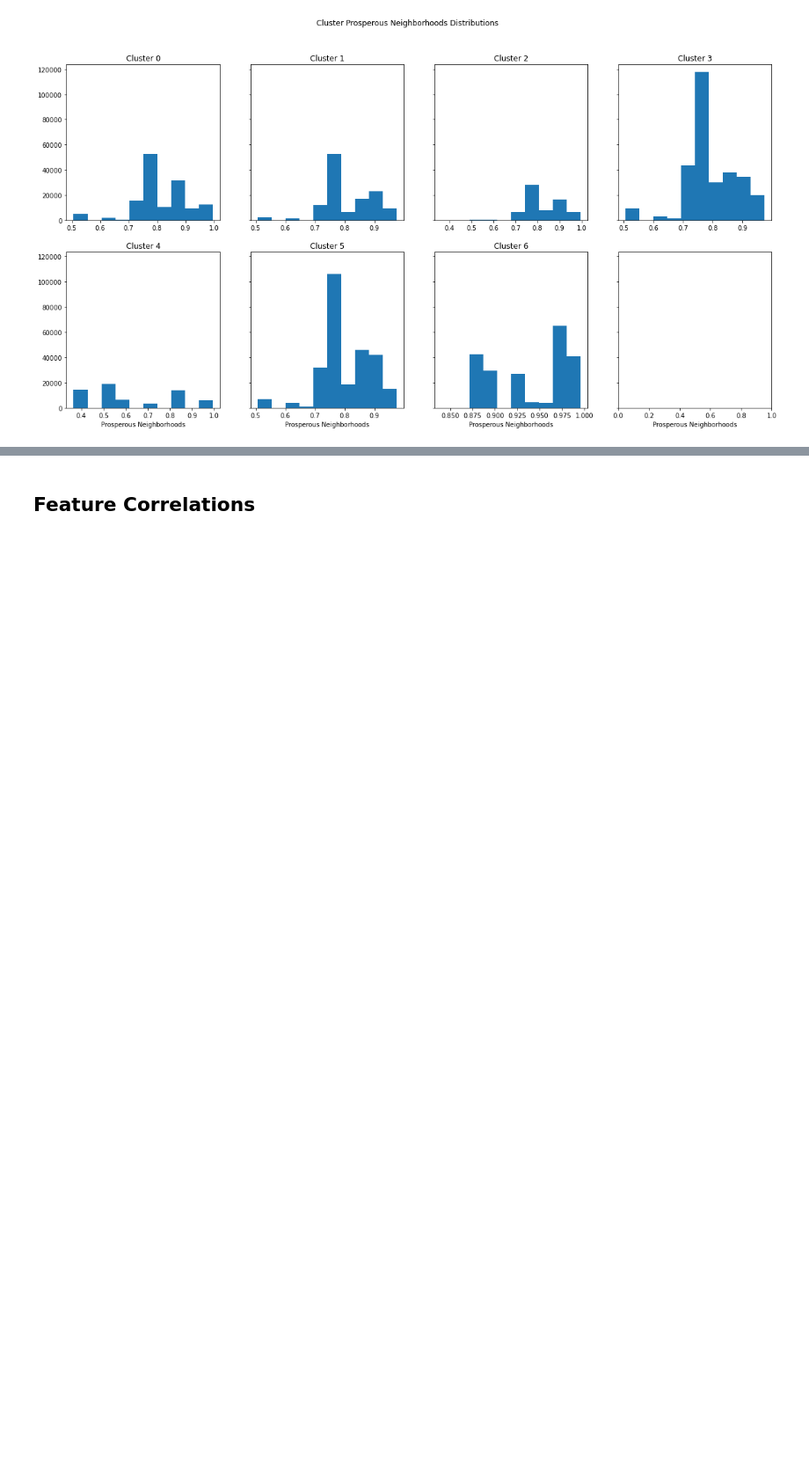
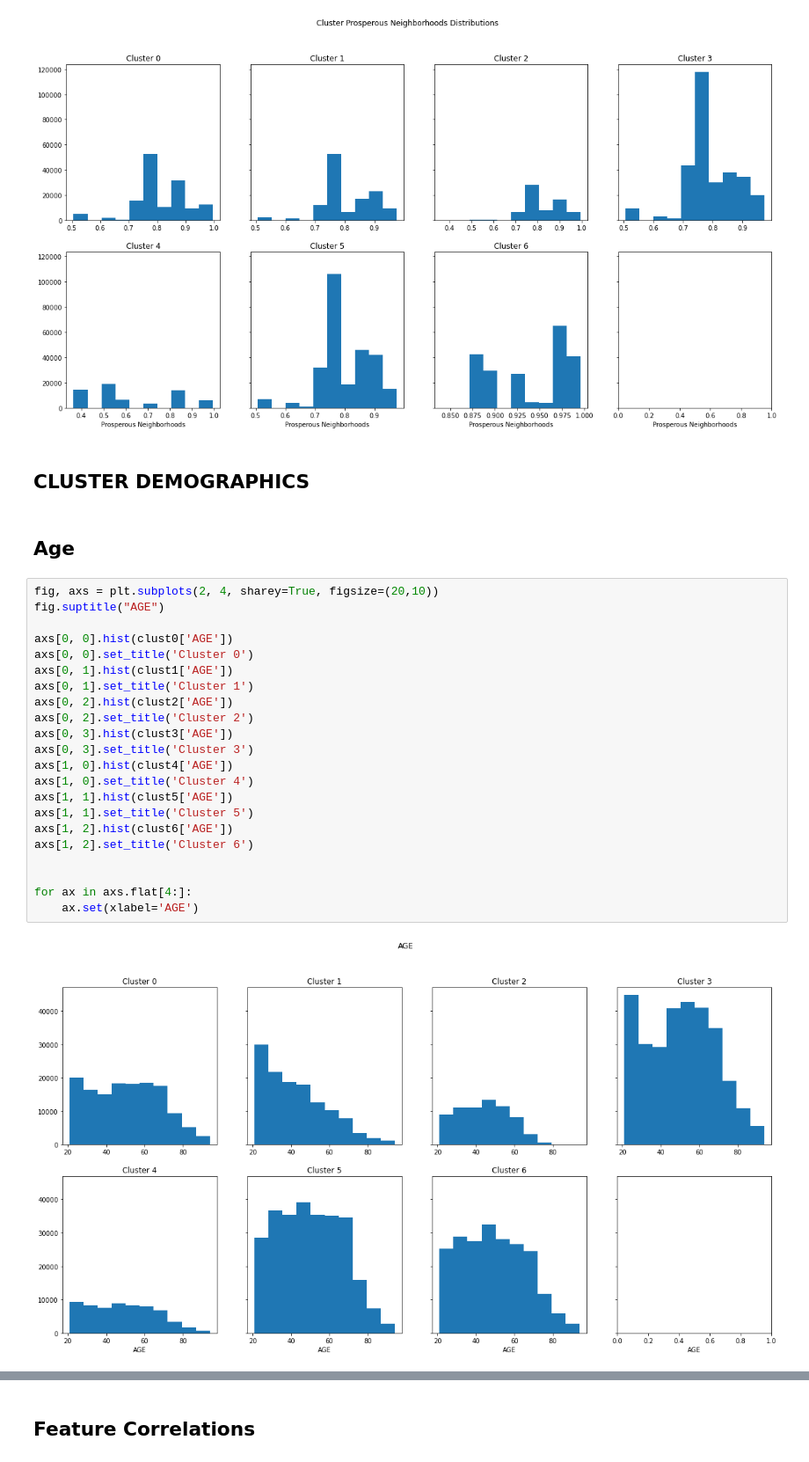
Before and after one commit to aren-kab/CDI-Capstone, a Jupyter notebook: 2019Clustering.ipynb, the cells around one changed output, grey strips where cells are left out. Shown at 88% size. Saved outputs shown, nothing was run; the diff lists cells and outputs as text; blank space fills up the shorter version.

```diff
--- a/2019Clustering.ipynb
+++ b/2019Clustering.ipynb
@@ -503,3 +523,31 @@ for ax in axs.flat[4:]:
     ax.set(xlabel='Prosperous Neighborhoods')
 # %% [output]
 [figure]
+# %% [markdown]
+## CLUSTER DEMOGRAPHICS
+# %% [markdown]
+## Age
+# %%
+fig, axs = plt.subplots(2, 4, sharey=True, figsize=(20,10))
+fig.suptitle("AGE")
+
+axs[0, 0].hist(clust0['AGE'])
+axs[0, 0].set_title('Cluster 0')
+axs[0, 1].hist(clust1['AGE'])
+axs[0, 1].set_title('Cluster 1')
+axs[0, 2].hist(clust2['AGE'])
+axs[0, 2].set_title('Cluster 2')
+axs[0, 3].hist(clust3['AGE'])
+axs[0, 3].set_title('Cluster 3')
+axs[1, 0].hist(clust4['AGE'])
+axs[1, 0].set_title('Cluster 4')
+axs[1, 1].hist(clust5['AGE'])
+axs[1, 1].set_title('Cluster 5')
+axs[1, 2].hist(clust6['AGE'])
+axs[1, 2].set_title('Cluster 6')
+
+
+for ax in axs.flat[4:]:
+    ax.set(xlabel='AGE')
+# %% [output]
+[figure, added]
```
Also changed, not shown: parts of 16 cells of this notebook.
